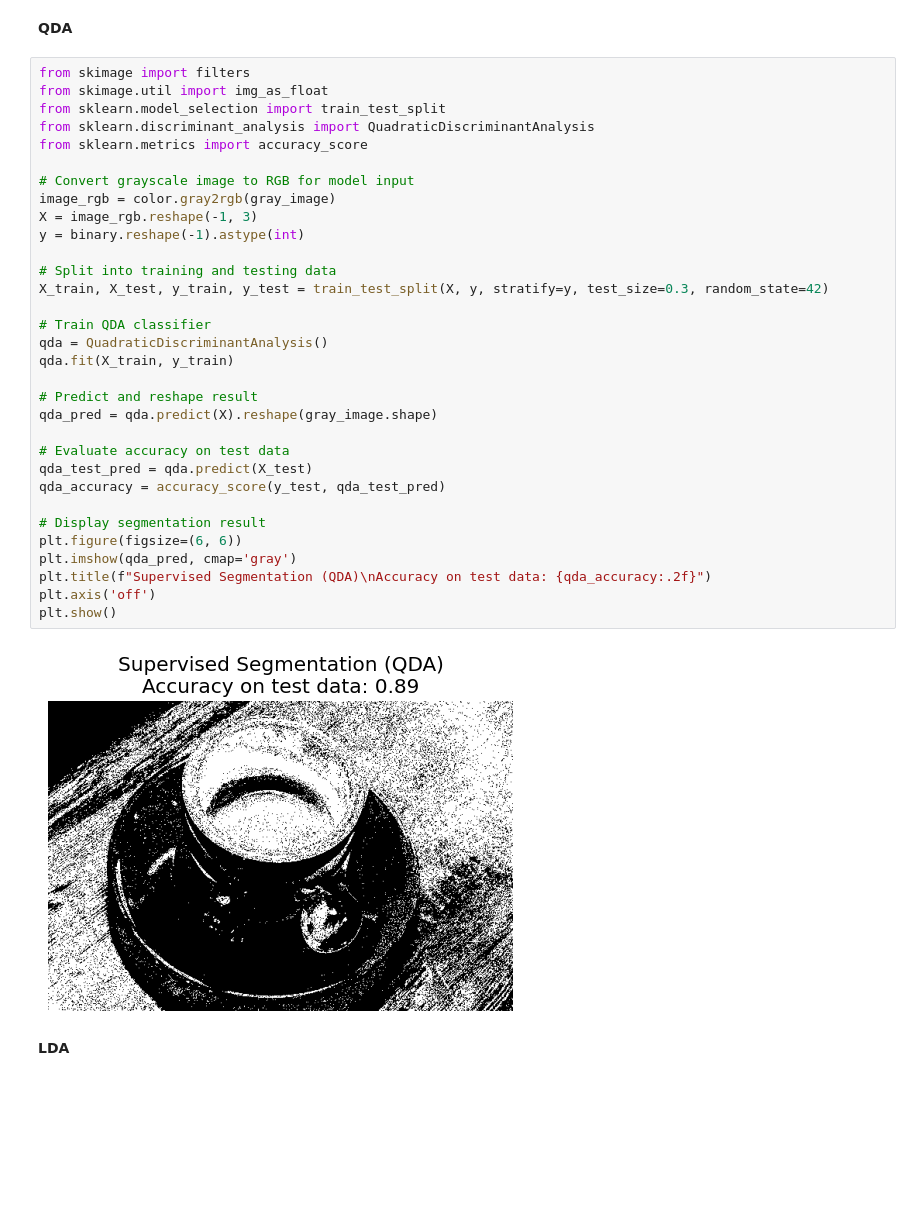
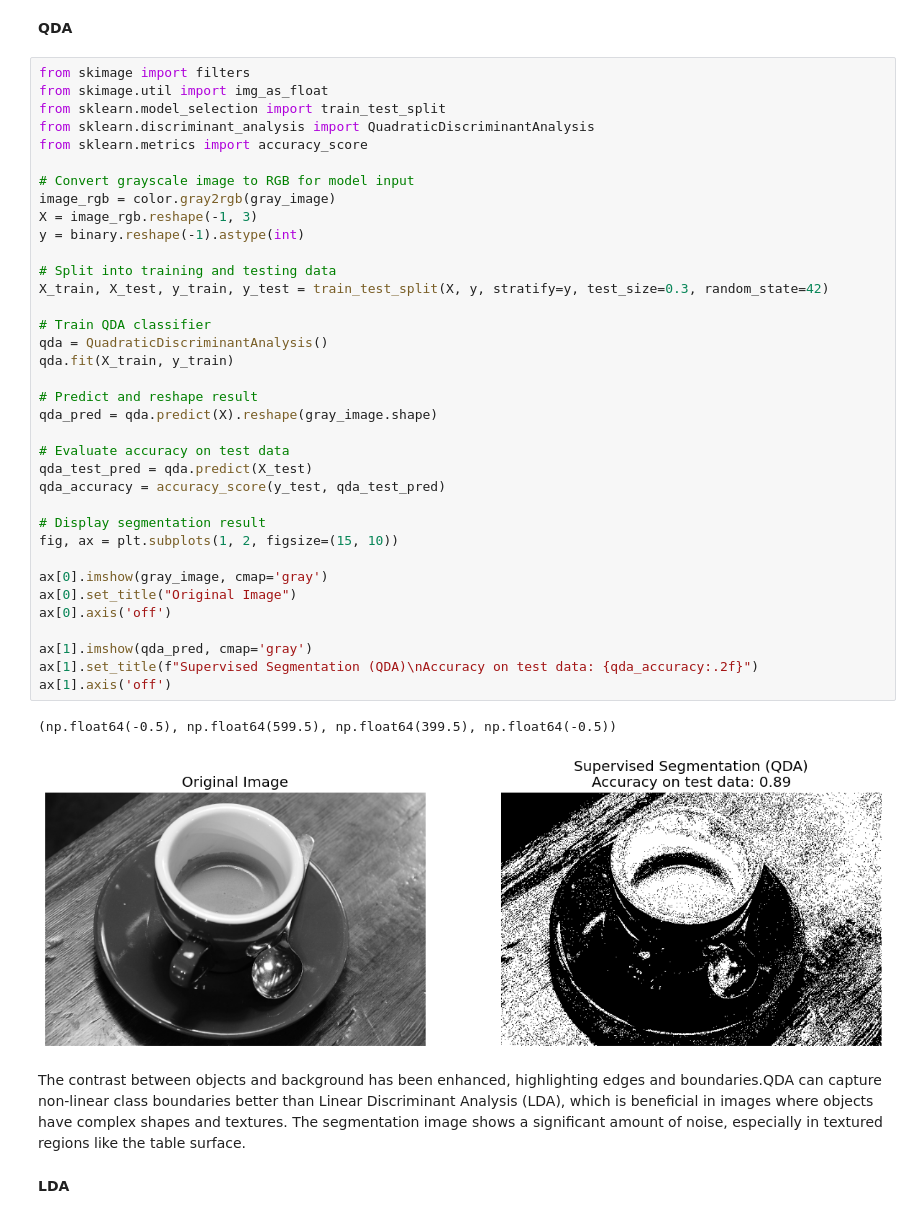
Before and after one commit to Artenida/computer-vision-exercises, a Jupyter notebook: Exercise2_M2.ipynb, the cells around one changed output. Drawn from its saved outputs; the diff is of its cells as text; blank space fills up the shorter version.

```diff
--- a/Exercise2_M2.ipynb
+++ b/Exercise2_M2.ipynb
@@ -70,37 +70,45 @@ The wooden surface has been heavily fragmented into black and white patches due
 # %%
 from skimage import filters
 from skimage.util import img_as_float
 from sklearn.model_selection import train_test_split
 from sklearn.discriminant_analysis import QuadraticDiscriminantAnalysis
 from sklearn.metrics import accuracy_score
 
 # Convert grayscale image to RGB for model input
 image_rgb = color.gray2rgb(gray_image)
 X = image_rgb.reshape(-1, 3)
 y = binary.reshape(-1).astype(int)
 
 # Split into training and testing data
 X_train, X_test, y_train, y_test = train_test_split(X, y, stratify=y, test_size=0.3, random_state=42)
 
 # Train QDA classifier
 qda = QuadraticDiscriminantAnalysis()
 qda.fit(X_train, y_train)
 
 # Predict and reshape result
 qda_pred = qda.predict(X).reshape(gray_image.shape)
 
 # Evaluate accuracy on test data
 qda_test_pred = qda.predict(X_test)
 qda_accuracy = accuracy_score(y_test, qda_test_pred)
 
 # Display segmentation result
-plt.figure(figsize=(6, 6))
-plt.imshow(qda_pred, cmap='gray')
-plt.title(f"Supervised Segmentation (QDA)\nAccuracy on test data: {qda_accuracy:.2f}")
-plt.axis('off')
-plt.show()
+fig, ax = plt.subplots(1, 2, figsize=(15, 10))
+
+ax[0].imshow(gray_image, cmap='gray')
+ax[0].set_title("Original Image")
+ax[0].axis('off')
+
+ax[1].imshow(qda_pred, cmap='gray')
+ax[1].set_title(f"Supervised Segmentation (QDA)\nAccuracy on test data: {qda_accuracy:.2f}")
+ax[1].axis('off')
 # %% [output]
+(np.float64(-0.5), np.float64(599.5), np.float64(399.5), np.float64(-0.5))
-[figure, old version]
+[figure, new version]
+# %% [markdown]
+The contrast between objects and background has been enhanced, highlighting edges and boundaries.QDA can capture non-linear class boundaries better than Linear Discriminant Analysis (LDA), which is beneficial in images where objects have complex shapes and textures.
+The segmentation image shows a significant amount of noise, especially in textured regions like the table surface.
 # %% [markdown]
 **LDA**
 # %%
```
Also changed, not shown: parts of 4 cells of this notebook.
